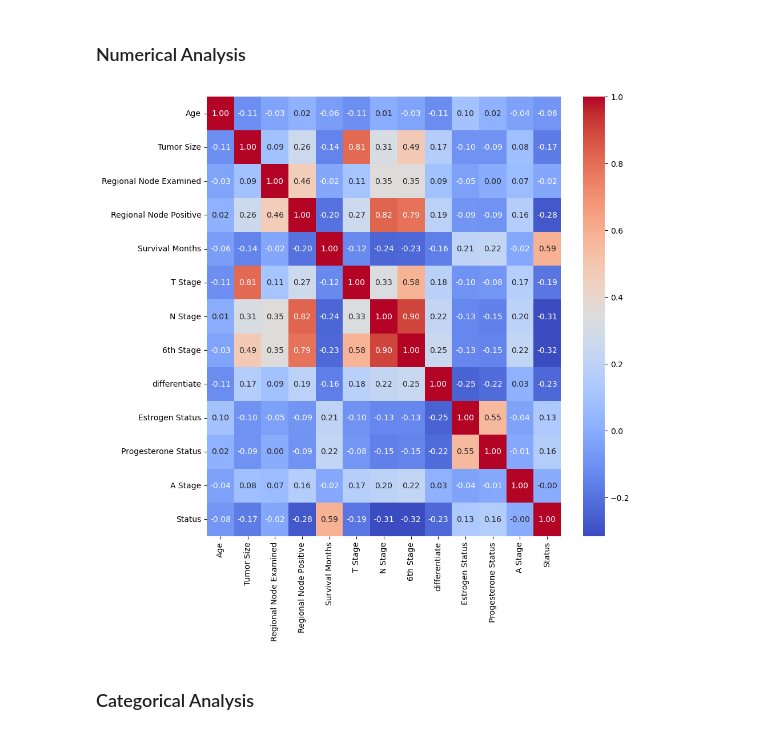
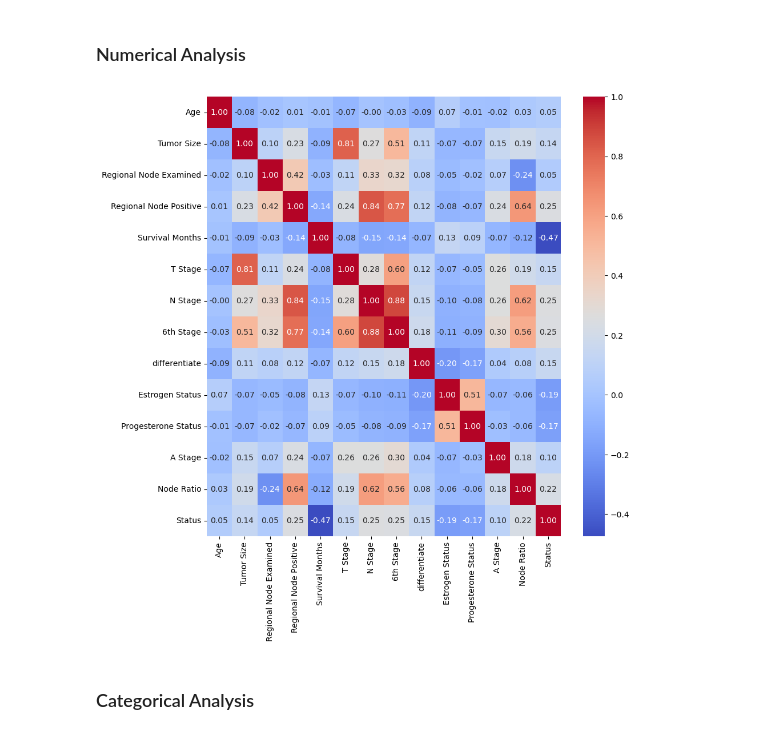
Before and after one commit to marcforto14/breast_cancer_survival, a Jupyter notebook: src/data_exploration/EDA.ipynb, the cells around one changed output. Drawn from its saved outputs; the diff is of its cells as text; code cells hidden in the pictures.

```diff
--- a/src/data_exploration/EDA.ipynb
+++ b/src/data_exploration/EDA.ipynb
@@ -304,0 +310,2 @@ bivariate_categorical(df_breast_cancer)
+# %%
+df_breast_cancer['Node Ratio'] = (df_breast_cancer['Regional Node Positive'] + 0.1)/(df_breast_cancer['Regional Node Examined'] + 0.1)
@@ -313,7 +335,7 @@ categories = [
     ['Negative', 'Positive'], # Estrogen Status
     ['Negative', 'Positive'], # Progesterone Status
     ['Regional', 'Distant'], # A Stage
-    ['Dead', 'Alive'] # Status order
+    ['Alive', 'Dead'] # Status order
 ]
 
 encoder = OrdinalEncoder(categories=categories)
@@ -409,17 +431,17 @@ df_train_resampled.rename(columns={y_train_resampled.name: 'Status'}, inplace=Tr
 # %%
 # List of numerical columns
 num_cols = ['Age', 'Tumor Size', 'Regional Node Examined',
             'Regional Node Positive', 'Survival Months', 'T Stage',
-            'N Stage', '6th Stage', 'differentiate', 'Estrogen Status', 'Progesterone Status', 'A Stage', 'Status']
+            'N Stage', '6th Stage', 'differentiate', 'Estrogen Status', 'Progesterone Status', 'A Stage', 'Node Ratio', 'Status']
 
 # Plot correlation matrix
 plt.figure(figsize=(10, 10))
-sns.heatmap(df_train_resampled[num_cols].corr(), annot=True, cmap='coolwarm', fmt='.2f')
+sns.heatmap(df_train[num_cols].corr(), annot=True, cmap='coolwarm', fmt='.2f')
 
 plot_path = os.path.join(os.pardir, 'plots', 'corr_matrix.png')
 plt.savefig(plot_path, dpi=300, bbox_inches='tight')
 plt.show()
 # %% [output]
-[figure, old version]
+[figure, new version]
 # %% [markdown]
 ### Categorical Analysis
```
Also changed, not shown: parts of 25 cells of this notebook, 9 other files.
